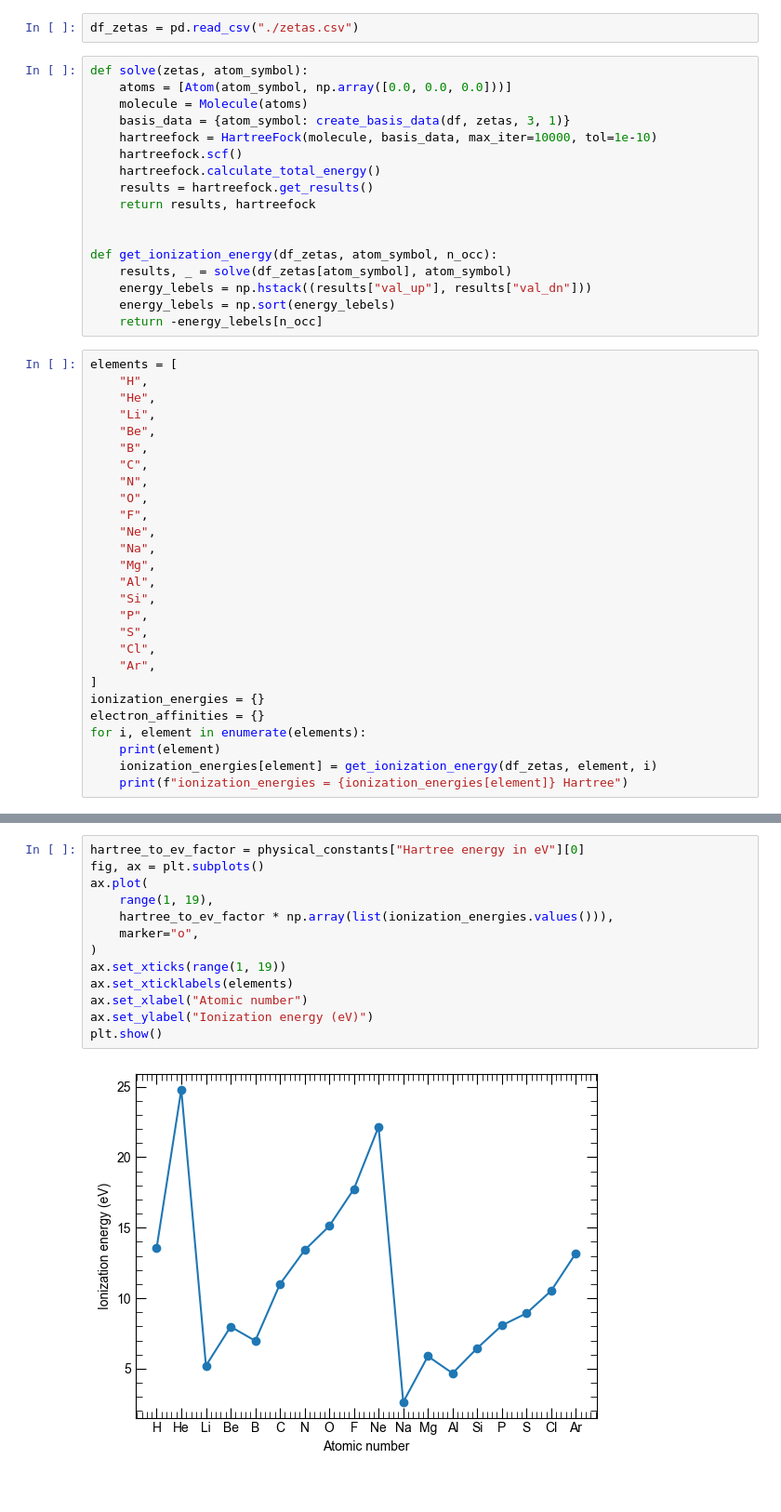
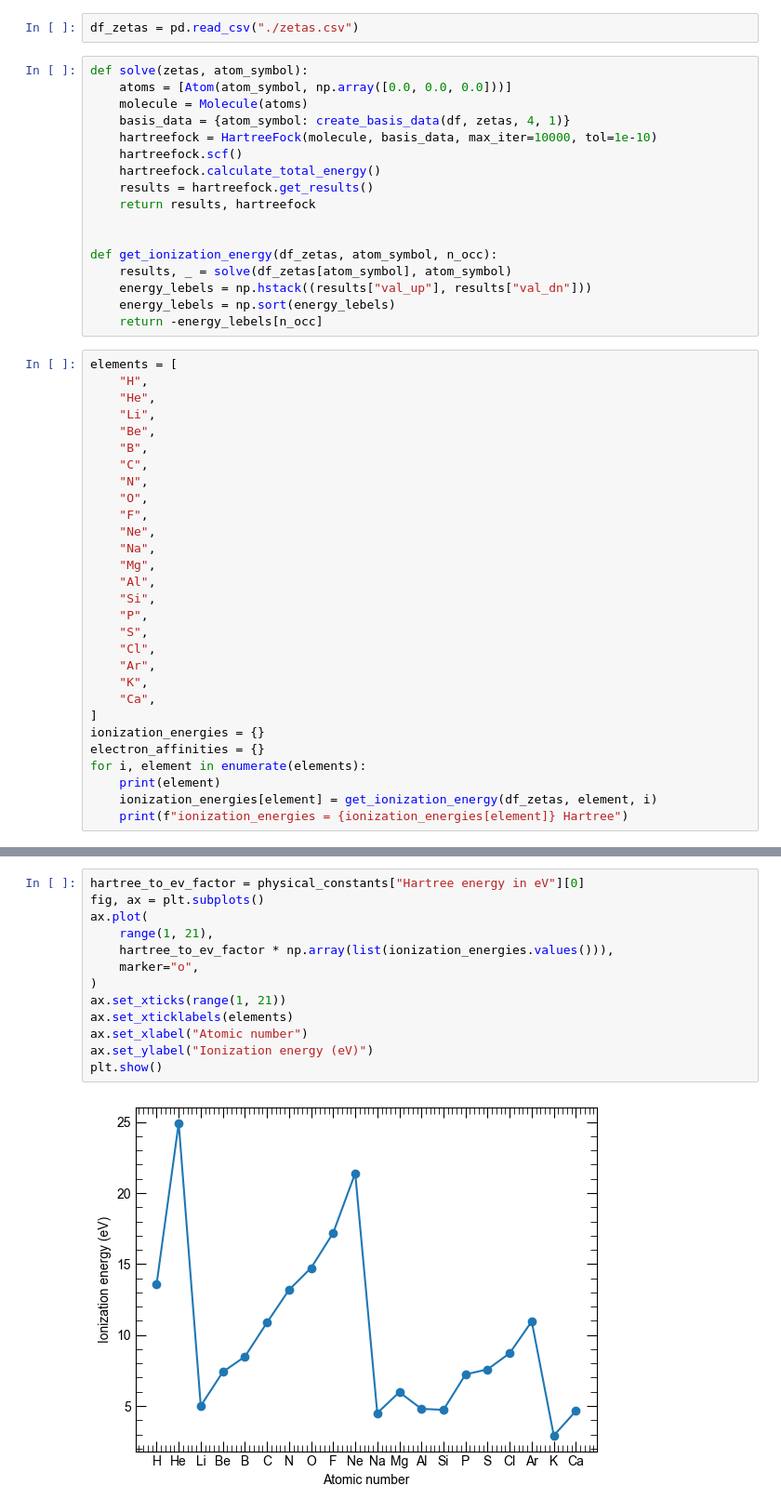
Before and after one commit to yamashun99/molecule, a Jupyter notebook: examples/uhf/ionization_energy.ipynb, the cells around one changed output, grey strips where cells are left out. Shown: that part at 93% size. Cells and saved outputs as stored; diff of their text form.

```diff
--- a/examples/uhf/ionization_energy.ipynb
+++ b/examples/uhf/ionization_energy.ipynb
@@ -26,7 +26,7 @@ df_zetas = pd.read_csv("./zetas.csv")
 def solve(zetas, atom_symbol):
     atoms = [Atom(atom_symbol, np.array([0.0, 0.0, 0.0]))]
     molecule = Molecule(atoms)
-    basis_data = {atom_symbol: create_basis_data(df, zetas, 3, 1)}
+    basis_data = {atom_symbol: create_basis_data(df, zetas, 4, 1)}
     hartreefock = HartreeFock(molecule, basis_data, max_iter=10000, tol=1e-10)
     hartreefock.scf()
     hartreefock.calculate_total_energy()
@@ -59,6 +59,8 @@ elements = [
     "S",
     "Cl",
     "Ar",
+    "K",
+    "Ca",
 ]
 ionization_energies = {}
 electron_affinities = {}
@@ -87,15 +89,15 @@ ionization_energies = 0.4847760915382231 Hartree
 # %%
 hartree_to_ev_factor = physical_constants["Hartree energy in eV"][0]
 fig, ax = plt.subplots()
 ax.plot(
-    range(1, 19),
+    range(1, 21),
     hartree_to_ev_factor * np.array(list(ionization_energies.values())),
     marker="o",
 )
-ax.set_xticks(range(1, 19))
+ax.set_xticks(range(1, 21))
 ax.set_xticklabels(elements)
 ax.set_xlabel("Atomic number")
 ax.set_ylabel("Ionization energy (eV)")
 plt.show()
 # %% [output]
-[figure, old version]
+[figure, new version]
```
Also changed, not shown: parts of 1 cell of this notebook, 8 other files.
